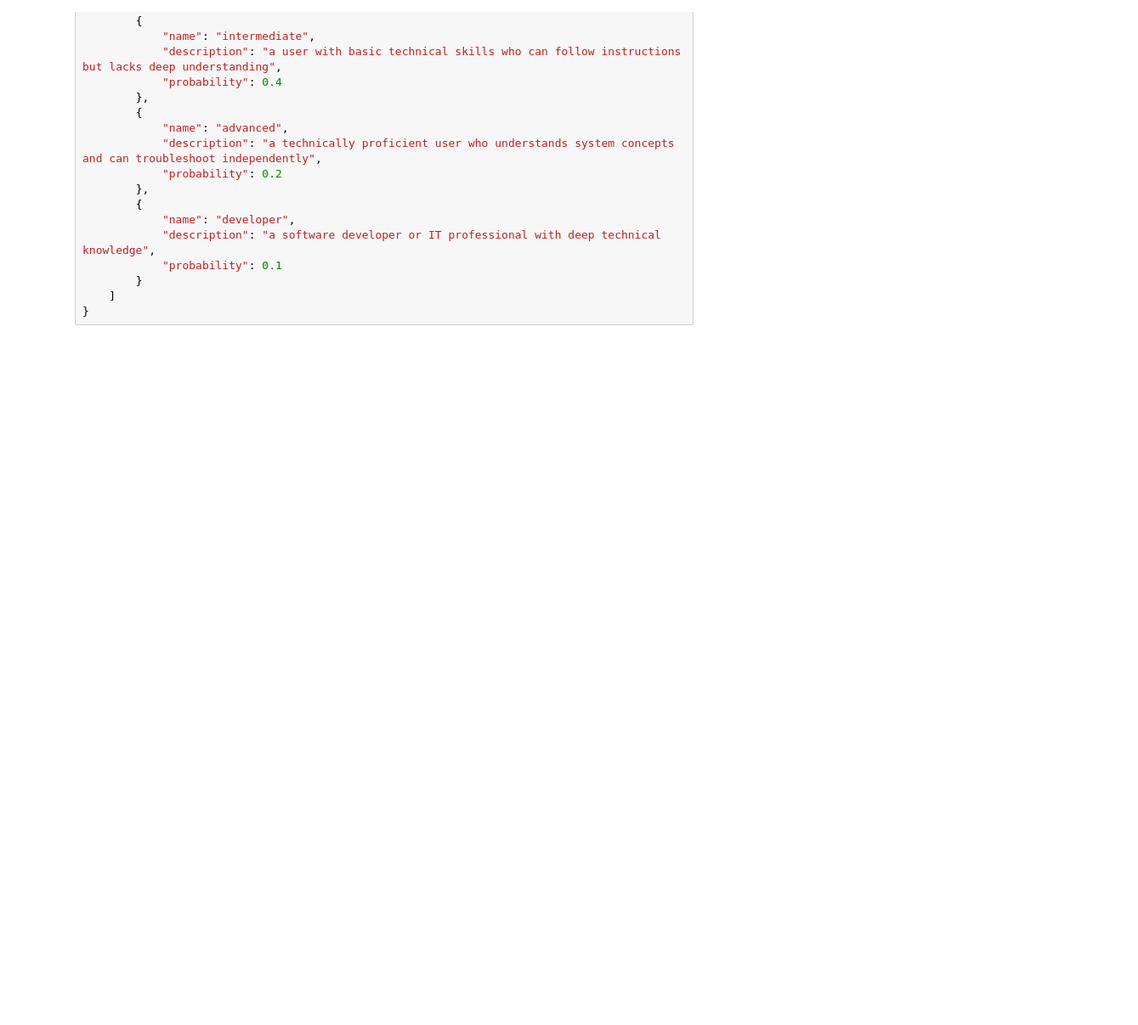
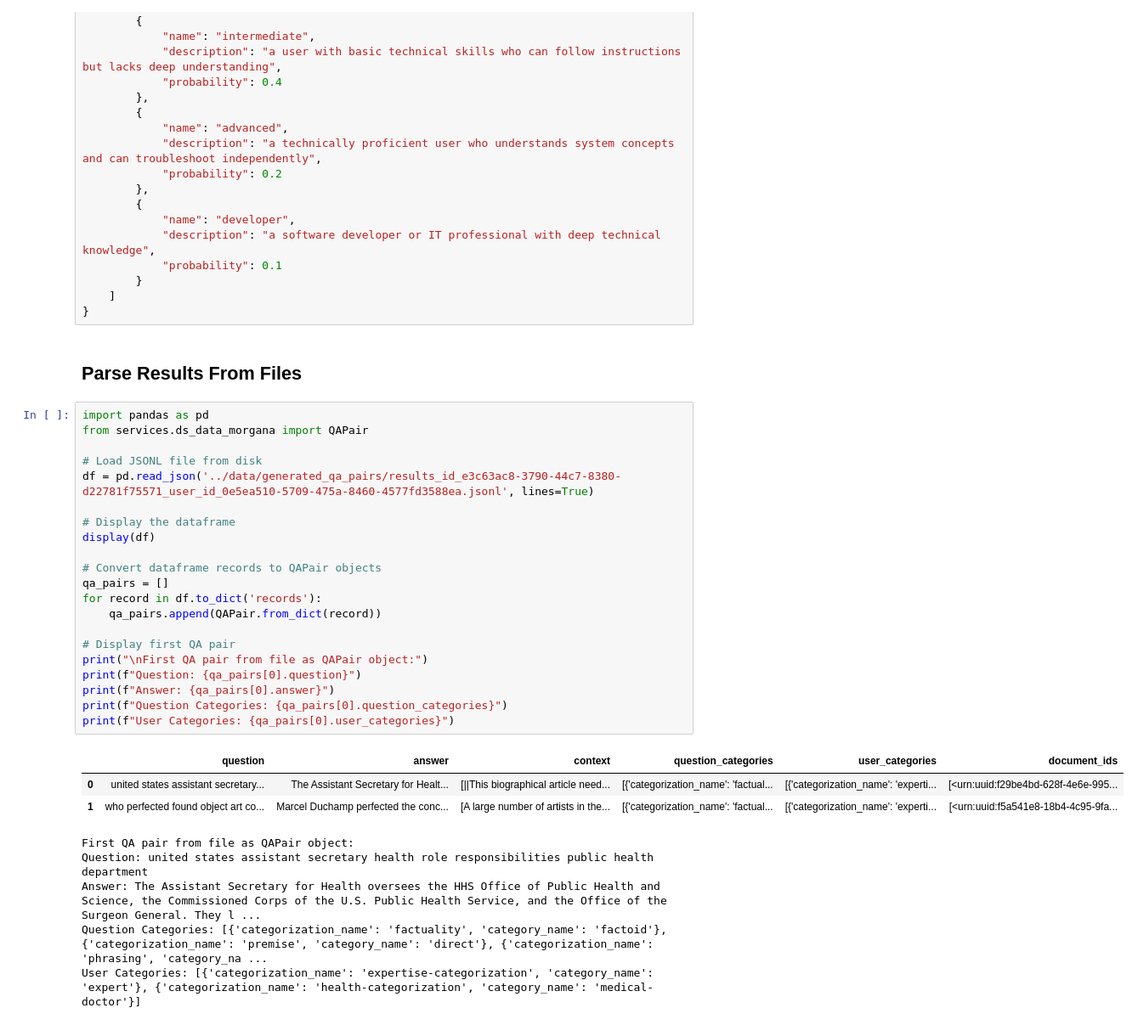
Before and after one commit to rmit-ir/GRAG-LiveRAG, a Jupyter notebook: notebooks/test_data_morgana.ipynb, the cells around one changed output. Shown at 85% size. Saved outputs shown, nothing was run; the diff lists cells and outputs as text; blank space fills up the shorter version.

```diff
--- a/notebooks/test_data_morgana.ipynb
+++ b/notebooks/test_data_morgana.ipynb
@@ -360,3 +351,35 @@ tech_user_categorization = {
         }
     ]
 }
+# %% [markdown]
+## Parse Results From Files
+# %%
+import pandas as pd
+from services.ds_data_morgana import QAPair
+
+# Load JSONL file from disk
+df = pd.read_json('../data/generated_qa_pairs/results_id_e3c63ac8-3790-44c7-8380-d22781f75571_user_id_0e5ea510-5709-475a-8460-4577fd3588ea.jsonl', lines=True)
+
+# Display the dataframe
+display(df)
+
+# Convert dataframe records to QAPair objects
+qa_pairs = []
+for record in df.to_dict('records'):
+    qa_pairs.append(QAPair.from_dict(record))
+
+# Display first QA pair
+print("\nFirst QA pair from file as QAPair object:")
+print(f"Question: {qa_pairs[0].question}")
+print(f"Answer: {qa_pairs[0].answer}")
+print(f"Question Categories: {qa_pairs[0].question_categories}")
+print(f"User Categories: {qa_pairs[0].user_categories}")
+# %% [output]
+|  | question | answer | context | question_categories | user_categories | document_ids |
+| 0 | united states assistant secretary... | The Assistant Secretary for Healt... | [||This biographical article need... | [{'categorization_name': 'factual... | [{'categorization_name': 'experti... | [<urn:uuid:f29be4bd-628f-4e6e-995... |
+| 1 | who perfected found object art co... | Marcel Duchamp perfected the conc... | [A large number of artists in the... | [{'categorization_name': 'factual... | [{'categorization_name': 'experti... | [<urn:uuid:f5a541e8-18b4-4c95-9fa... |
+First QA pair from file as QAPair object:
+Question: united states assistant secretary health role responsibilities public health department
+Answer: The Assistant Secretary for Health oversees the HHS Office of Public Health and Science, the Commissioned Corps of the U.S. Public Health Service, and the Office of the Surgeon General. They l ...
+Question Categories: [{'categorization_name': 'factuality', 'category_name': 'factoid'}, {'categorization_name': 'premise', 'category_name': 'direct'}, {'categorization_name': 'phrasing', 'category_na ...
+User Categories: [{'categorization_name': 'expertise-categorization', 'category_name': 'expert'}, {'categorization_name': 'health-categorization', 'category_name': 'medical-doctor'}]
```
Also changed, not shown: parts of 5 cells of this notebook, 8 other files.
